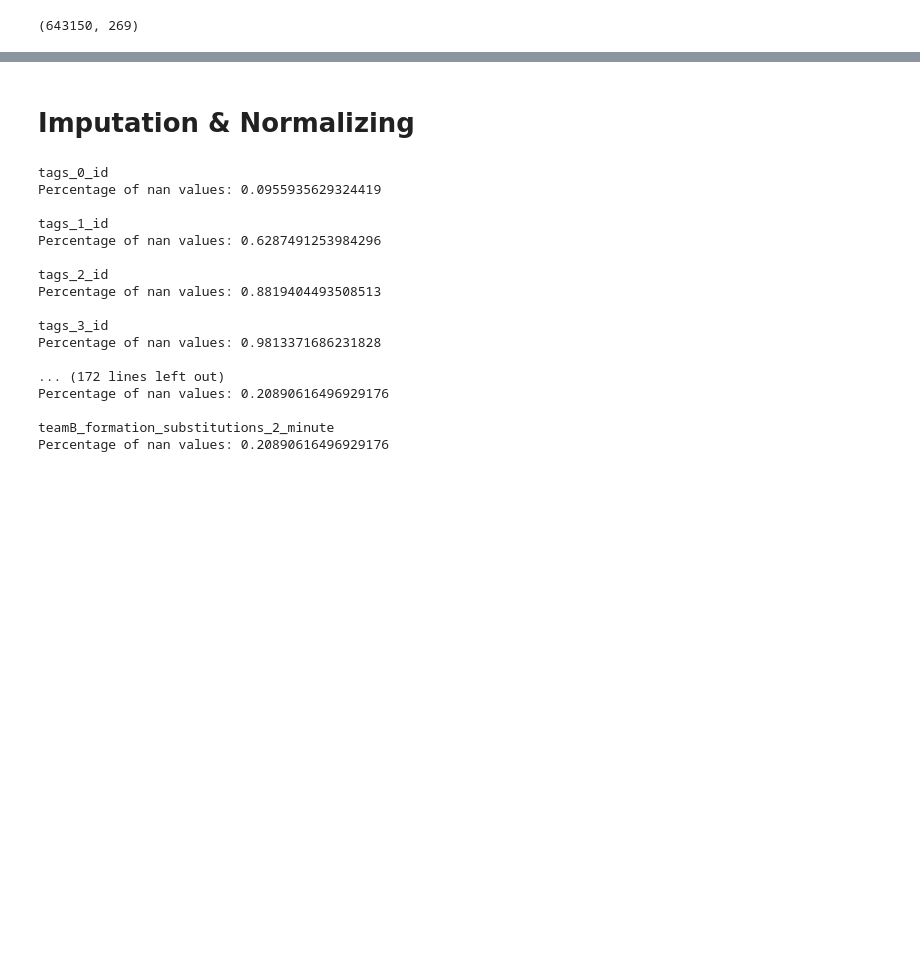
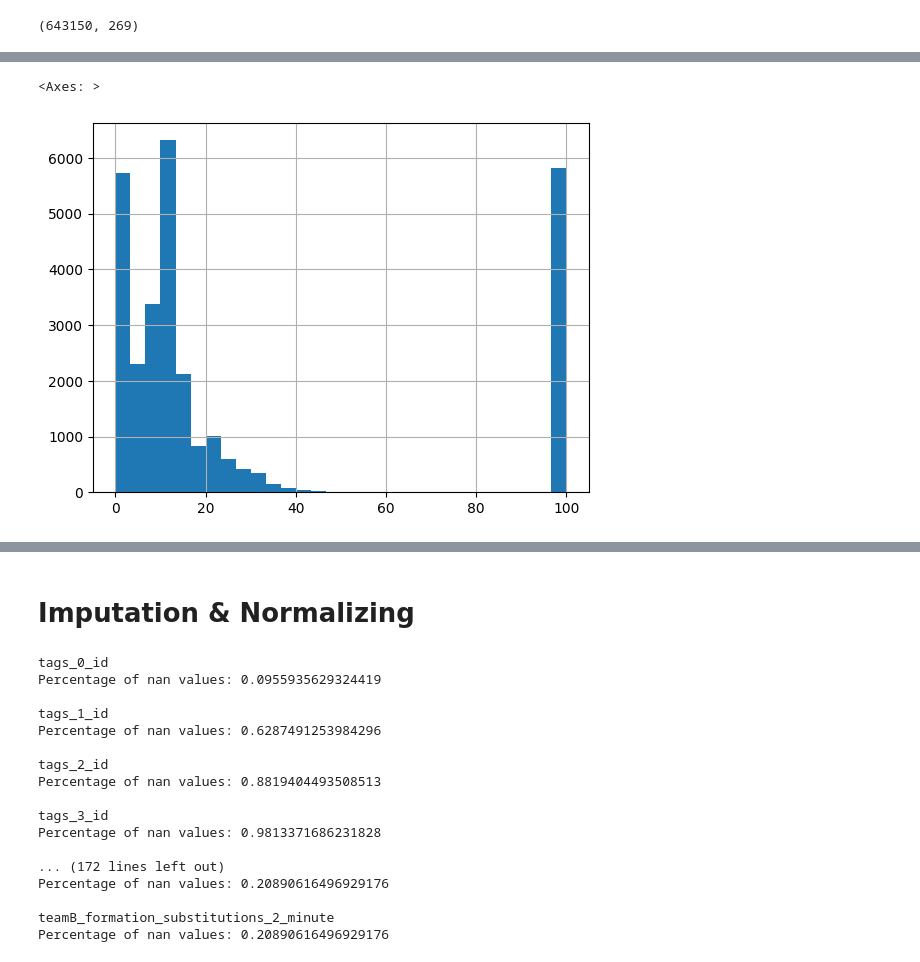
Before and after one commit to szmidapatrik/player-role-identification, a Jupyter notebook: wyscout_datasets.ipynb, the cells around one changed output, grey strips where cells are left out. Cells and saved outputs as stored; diff of their text form; code cells hidden in the pictures; blank space fills up the shorter version.

```diff
--- a/wyscout_datasets.ipynb
+++ b/wyscout_datasets.ipynb
@@ -179,0 +204,5 @@ df.shape
+# %%
+df.loc[(df['role_name'] == "Goalkeeper")]['positions_0_x'].hist(bins=30)
+# %% [output]
+<Axes: >
+[figure, added]
```
Also changed, not shown: parts of 13 cells of this notebook, 3 other files.
